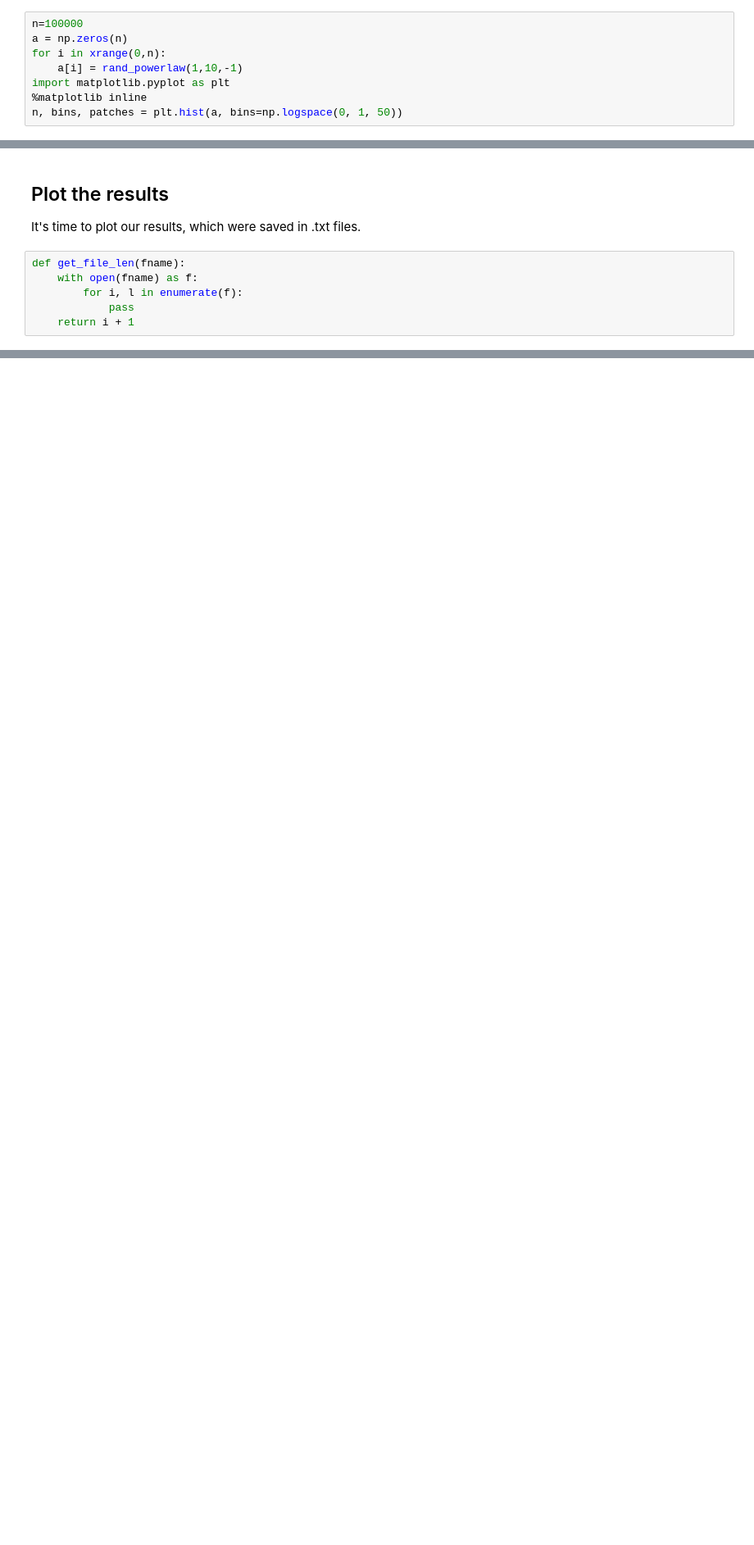
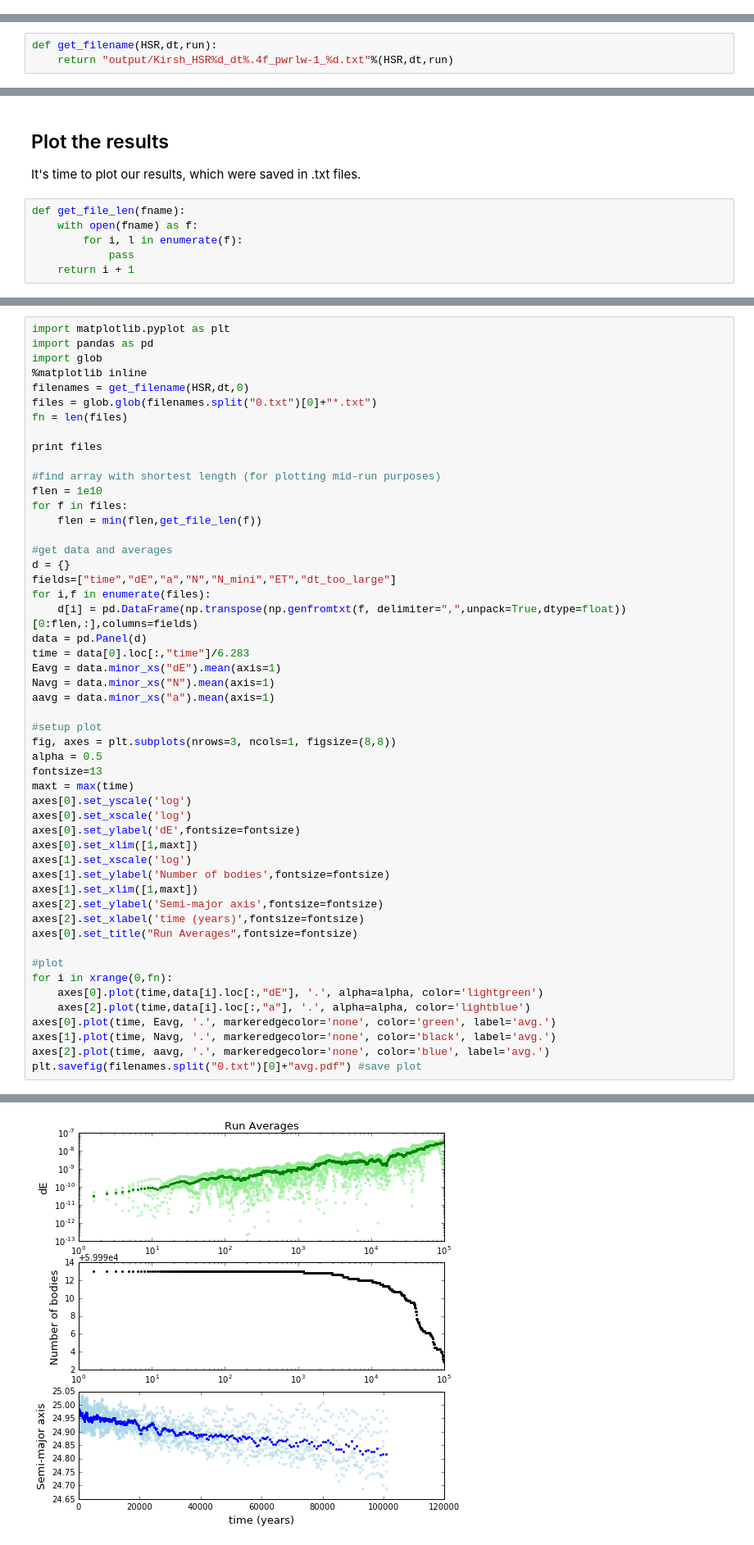
Before and after one commit to silburt/rebound, a Jupyter notebook: ipython_examples/HERMES_examples/HERMES_Kirsh.ipynb, the cells around one changed output, grey strips where cells are left out. Shown: that part at 82% size. Saved outputs shown, nothing was run; the diff lists cells and outputs as text; blank space fills up the shorter version.

```diff
--- a/ipython_examples/HERMES_examples/HERMES_Kirsh.ipynb
+++ b/ipython_examples/HERMES_examples/HERMES_Kirsh.ipynb
@@ -25,11 +25,3 @@ def rand_uniform(minimum, maximum):
 
 def rand_rayleigh(sigma):
     return sigma*np.sqrt(-2*np.log(np.random.uniform()))
-# %%
-n=100000
-a = np.zeros(n)
-for i in xrange(0,n):
-    a[i] = rand_powerlaw(1,10,-1)
-import matplotlib.pyplot as plt
-%matplotlib inline
-n, bins, patches = plt.hist(a, bins=np.logspace(0, 1, 50))
@@ -64,3 +60,6 @@ def get_outputs(sim,E0,start_t):
+# %%
+def get_filename(HSR,dt,run):
+    return "output/Kirsh_HSR%d_dt%.4f_pwrlw-1_%d.txt"%(HSR,dt,run)
 # %%
 #The Kirsh problem
 def problem(HSR, dt, seed, run):
@@ -249,0 +170,52 @@ plt.savefig(filenames+"_avg.pdf") #save plot
+# %%
+import matplotlib.pyplot as plt
+import pandas as pd
+import glob
+%matplotlib inline
+filenames = get_filename(HSR,dt,0)
+files = glob.glob(filenames.split("0.txt")[0]+"*.txt")
+fn = len(files)
+
+print files
+
+#find array with shortest length (for plotting mid-run purposes)
+flen = 1e10
+for f in files:
+    flen = min(flen,get_file_len(f))
+
+#get data and averages
+d = {}
+fields=["time","dE","a","N","N_mini","ET","dt_too_large"]
+for i,f in enumerate(files):
+    d[i] = pd.DataFrame(np.transpose(np.genfromtxt(f, delimiter=",",unpack=True,dtype=float))[0:flen,:],columns=fields)
+data = pd.Panel(d)
+time = data[0].loc[:,"time"]/6.283
+Eavg = data.minor_xs("dE").mean(axis=1)
+Navg = data.minor_xs("N").mean(axis=1)
+aavg = data.minor_xs("a").mean(axis=1)
+
+#setup plot
+fig, axes = plt.subplots(nrows=3, ncols=1, figsize=(8,8))
+alpha = 0.5
+fontsize=13
+maxt = max(time)
+axes[0].set_yscale('log')
+axes[0].set_xscale('log')
+axes[0].set_ylabel('dE',fontsize=fontsize)
+axes[0].set_xlim([1,maxt])
+axes[1].set_xscale('log')
+axes[1].set_ylabel('Number of bodies',fontsize=fontsize)
+axes[1].set_xlim([1,maxt])
+axes[2].set_ylabel('Semi-major axis',fontsize=fontsize)
+axes[2].set_xlabel('time (years)',fontsize=fontsize)
+axes[0].set_title("Run Averages",fontsize=fontsize)
+
+#plot
+for i in xrange(0,fn):
+    axes[0].plot(time,data[i].loc[:,"dE"], '.', alpha=alpha, color='lightgreen')
+    axes[2].plot(time,data[i].loc[:,"a"], '.', alpha=alpha, color='lightblue')
+axes[0].plot(time, Eavg, '.', markeredgecolor='none', color='green', label='avg.')
+axes[1].plot(time, Navg, '.', markeredgecolor='none', color='black', label='avg.')
+axes[2].plot(time, aavg, '.', markeredgecolor='none', color='blue', label='avg.')
+plt.savefig(filenames.split("0.txt")[0]+"avg.pdf") #save plot
+# %% [output]
@@ -249,0 +223 @@ plt.savefig(filenames+"_avg.pdf") #save plot
+[figure, added]
```
Also changed, not shown: parts of 7 cells of this notebook, 1 other file.
